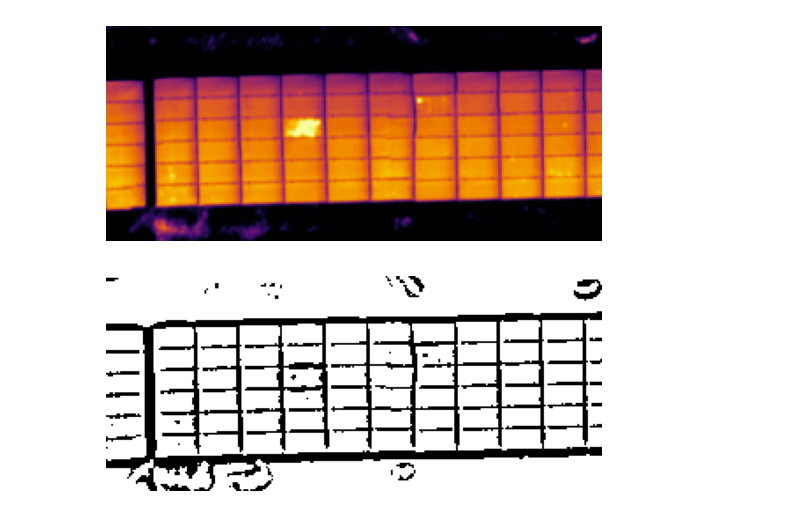
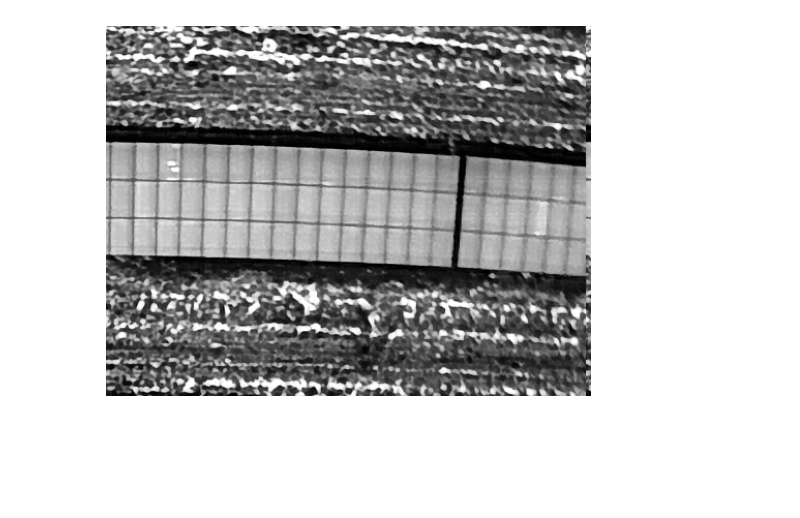
Before and after one commit to theMladyPan/solar-panel-segmentation, a Jupyter notebook: segmentation.ipynb, the cells around one changed output. Saved outputs shown, nothing was run; the diff lists cells and outputs as text; code cells hidden in the pictures; blank space fills up the shorter version.

```diff
--- a/segmentation.ipynb
+++ b/segmentation.ipynb
@@ -1,39 +1,24 @@
 # %%
 %matplotlib inline
 import cv2
 from matplotlib import pyplot as plt
 import numpy as np
 
 # plt.rcParams['figure.figsize'] = [15, 10]
 
 # Load the image using OpenCV
-image_cv = cv2.imread('img/img2.png')
+gray = cv2.imread('img/img7c.JPG')
+
+# Convert the image to grayscale
+gray = cv2.cvtColor(gray, cv2.COLOR_BGR2GRAY)
+#invert
+gray = cv2.bitwise_not(gray)
 
 def showimg(img):
     plt.imshow(img, cmap='gray')
     plt.axis('off')
     plt.show()
 
-# Convert the image from BGR to RGB format
-image_cv_rgb = cv2.cvtColor(image_cv, cv2.COLOR_BGR2RGB)
-
-# Display the image using matplotlib to verify it was loaded correctly
-showimg(image_cv_rgb)
+showimg(gray)
 # %% [output]
-[figure, old version]
+[figure, new version]
-# %%
-gray = cv2.cvtColor(image_cv, cv2.COLOR_BGR2GRAY)
-# threshold the image using neighborhood mean
-thresh = cv2.adaptiveThreshold(
-    gray,
-    255,
-    cv2.ADAPTIVE_THRESH_GAUSSIAN_C,
-    cv2.THRESH_BINARY,
-    15,
-    5
-)
-
-# show the image
-showimg(thresh)
-# %% [output]
-[figure, removed]
```
Also changed, not shown: parts of 6 cells of this notebook, 4 other files.
